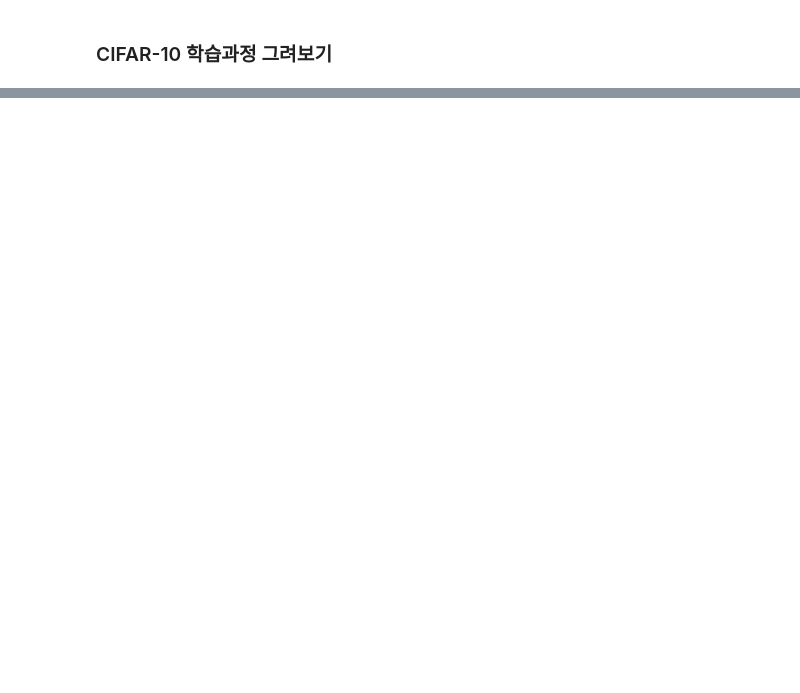
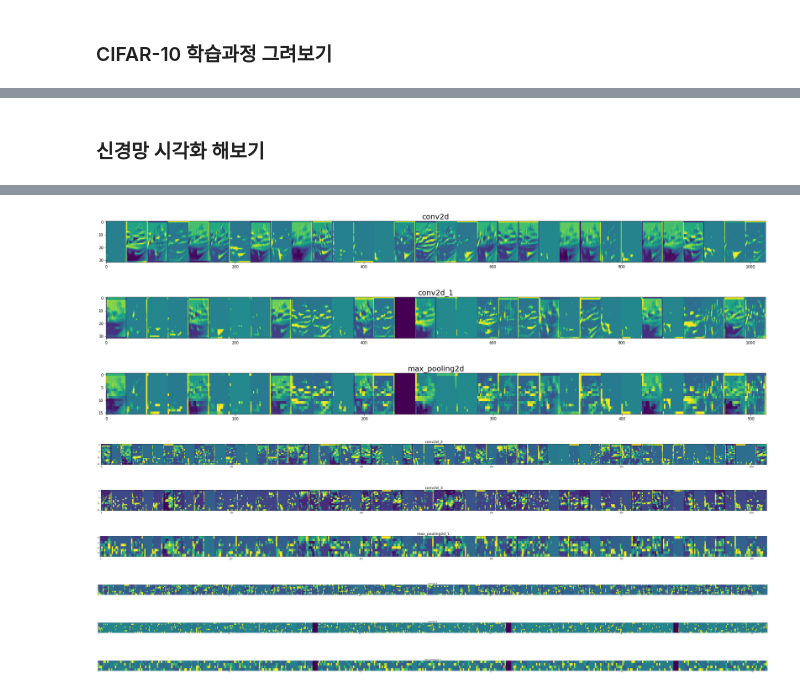
Before and after one commit to platypus46/ml-study, a Jupyter notebook: deep_learning/cifar-10-CNN.ipynb, the cells around one changed output, grey strips where cells are left out. Drawn from its saved outputs; the diff is of its cells as text; code cells hidden in the pictures; blank space fills up the shorter version.

```diff
--- a/deep_learning/cifar-10-CNN.ipynb
+++ b/deep_learning/cifar-10-CNN.ipynb
@@ -143,0 +142,32 @@ plt.show()
+# %% [markdown]
+### 신경망 시각화 해보기
+# %%
+import tensorflow as tf
+
+get_layer_name=[layer.name for layer in model.layers]
+get_output=[layer.output for layer in model.layers]
+
+visual_model=tf.keras.models.Model(inputs=model.input,outputs=get_output)
+
+test_img=np.expand_dims(x_test[1],axis=0)
+feature_maps=visual_model.predict(test_img)
+
+for layer_name,feature_map in zip(get_layer_name,feature_maps):
+    if(len(feature_map.shape)==4):
+        img_size=feature_map.shape[1]
+        features=feature_map.shape[-1]
+
+        display_grid=np.zeros((img_size, img_size*features))
+
+        for i in range(features):
+          x=feature_map[0,:,:,i]
+          x-=x.mean();x/=x.std()
+          x*=64;x+=128
+          x=np.clip(x,0,255).astype('uint8')
+          display_grid[:,i*img_size:(i+1)*img_size]=x
+
+        plt.figure(figsize=(features,2+1./features))
+        plt.title(layer_name,fontsize=20)
+        plt.grid(False)
+        plt.imshow(display_grid,aspect='auto',cmap='viridis')
+# %% [output]
@@ -143,0 +175,9 @@ plt.show()
+[figure, added]
+[figure, added]
+[figure, added]
+[figure, added]
+[figure, added]
+[figure, added]
+[figure, added]
+[figure, added]
+[figure, added]
```
Also changed, not shown: parts of 13 cells of this notebook.
